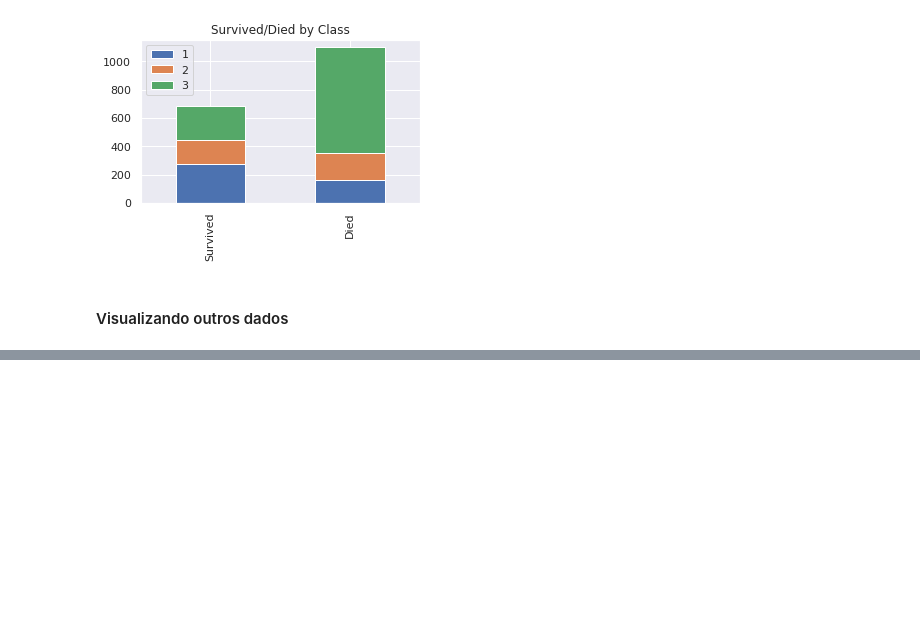
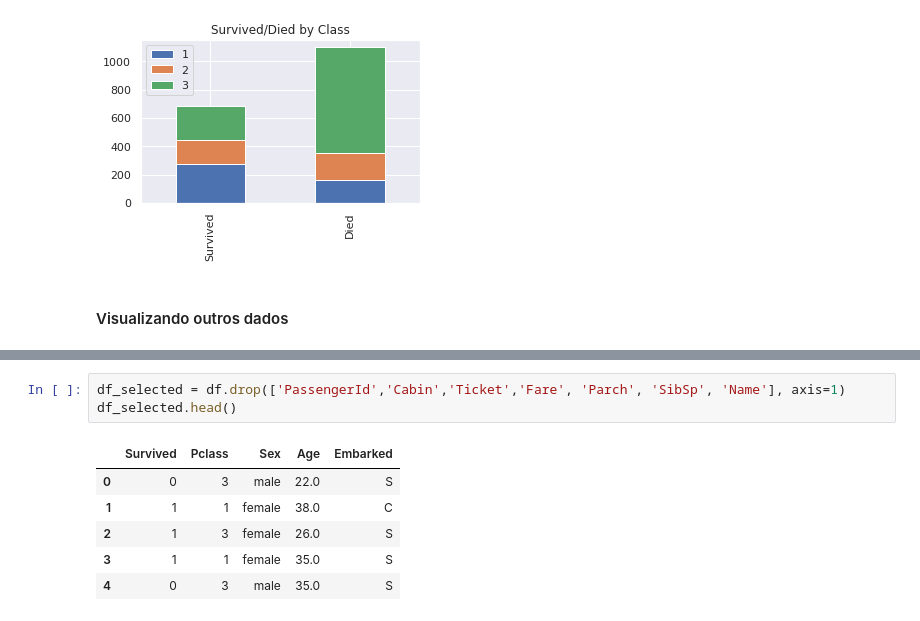
Before and after one commit to lucasmoutinho/titanic-preprocessing-tutorial, a Jupyter notebook: Titanic_Tutorial.ipynb, the cells around one changed output, grey strips where cells are left out. Cells and saved outputs as stored; diff of their text form; blank space fills up the shorter version.

```diff
--- a/Titanic_Tutorial.ipynb
+++ b/Titanic_Tutorial.ipynb
@@ -324,0 +352,10 @@ Percentage of Embark Q that survived: 39.0 %
+# %%
+df_selected = df.drop(['PassengerId','Cabin','Ticket','Fare', 'Parch', 'SibSp', 'Name'], axis=1)
+df_selected.head()
+# %% [output]
+|  | Survived | Pclass | Sex | Age | Embarked |
+| 0 | 0 | 3 | male | 22.0 | S |
+| 1 | 1 | 1 | female | 38.0 | C |
+| 2 | 1 | 3 | female | 26.0 | S |
+| 3 | 1 | 1 | female | 35.0 | S |
+| 4 | 0 | 3 | male | 35.0 | S |
```
Also changed, not shown: parts of 20 cells of this notebook.
